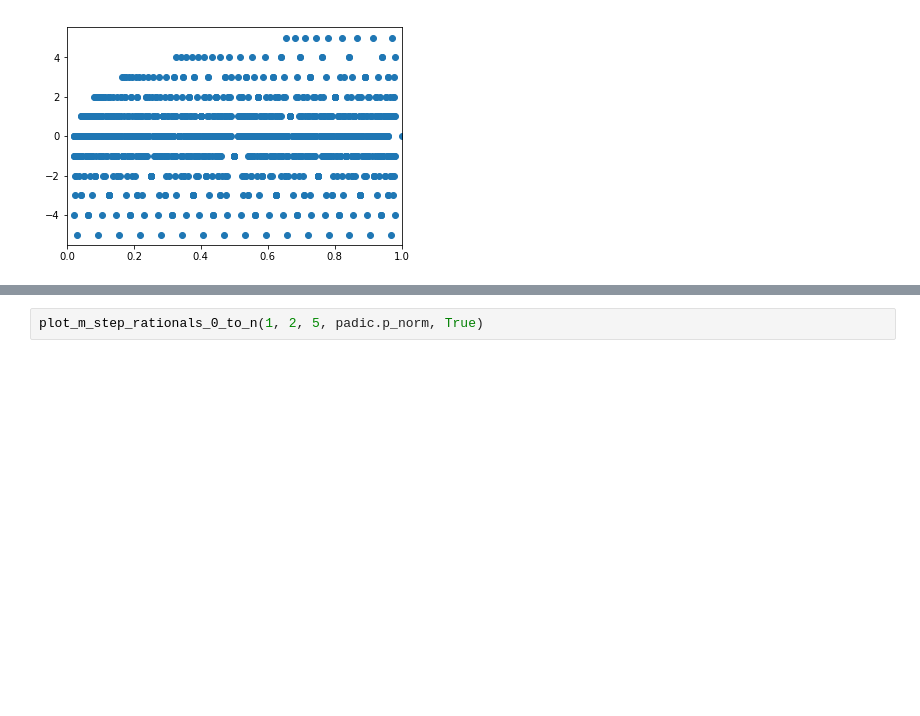
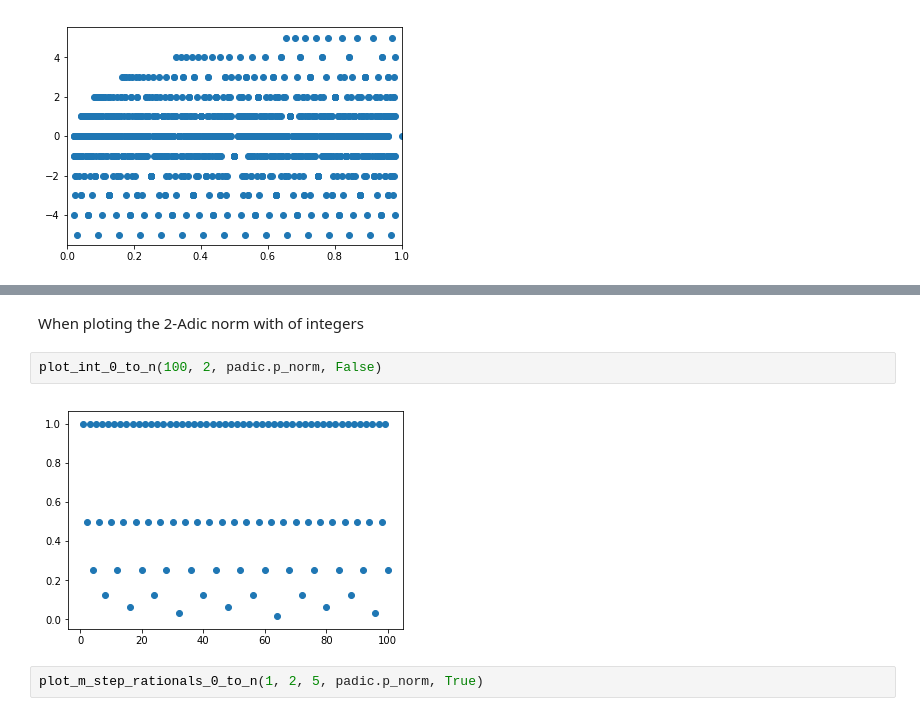
Before and after one commit to hlandrus/padic-test, a Jupyter notebook: Using_pAdic_Norm.ipynb, the cells around one changed output, grey strips where cells are left out. Saved outputs shown, nothing was run; the diff lists cells and outputs as text; blank space fills up the shorter version.

```diff
--- a/Using_pAdic_Norm.ipynb
+++ b/Using_pAdic_Norm.ipynb
@@ -133,3 +173,9 @@ plot_m_step_rationals_0_to_n(1, 2, 50, padic.find_p_ord, False)
+# %% [markdown]
+When ploting the 2-Adic norm with of integers
+# %%
+plot_int_0_to_n(100, 2, padic.p_norm, False)
+# %% [output]
+[figure, added]
 # %%
 plot_m_step_rationals_0_to_n(1, 2, 5, padic.p_norm, True)
 # %% [output]
```
Also changed, not shown: parts of 8 cells of this notebook, 3 other files.
